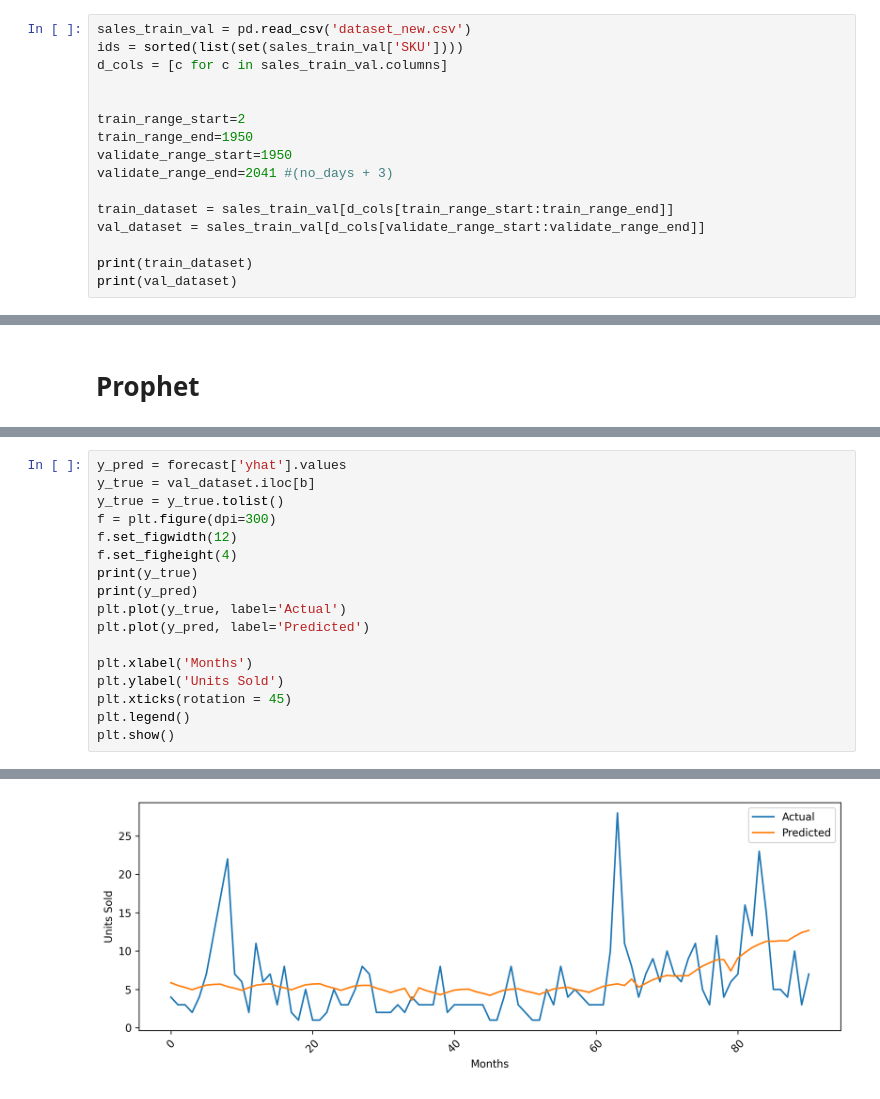
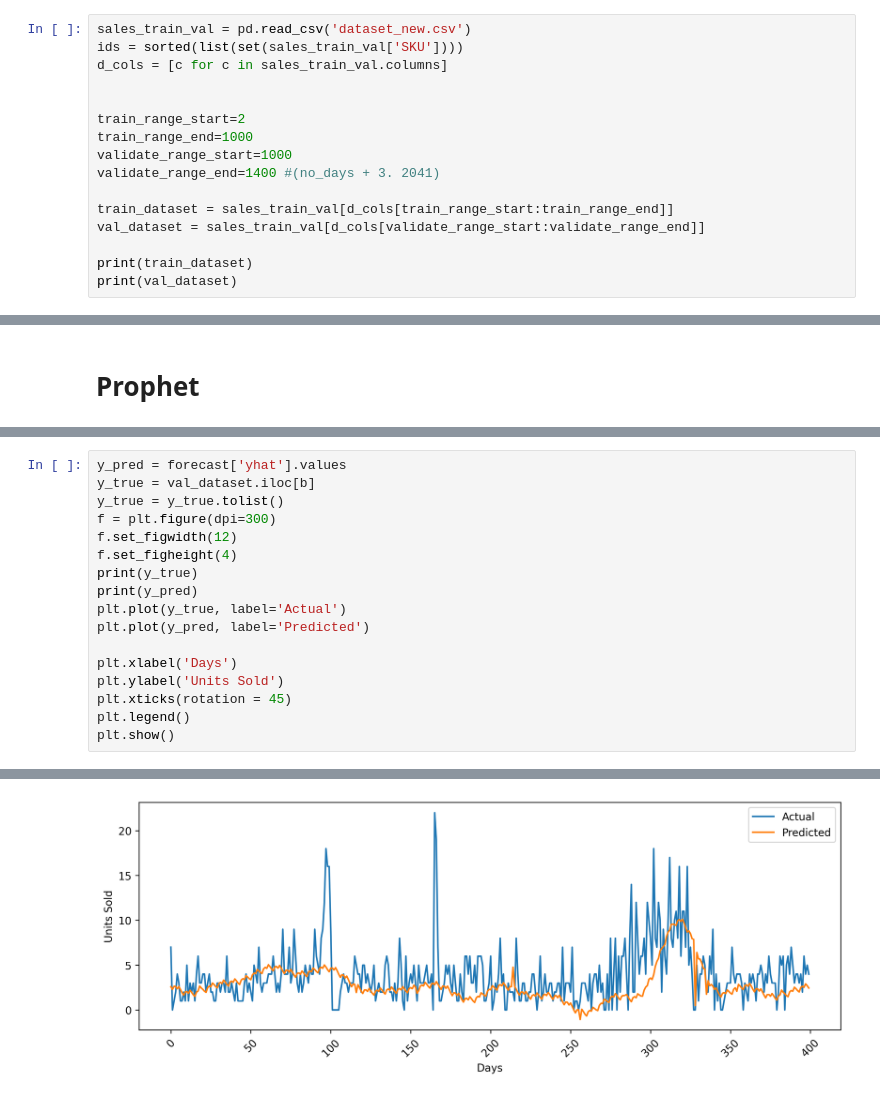
Before and after one commit to dnezan/km-sku-prediction, a Jupyter notebook: KM_forecast_main.ipynb, the cells around one changed output, grey strips where cells are left out. Saved outputs shown, nothing was run; the diff lists cells and outputs as text.

```diff
--- a/KM_forecast_main.ipynb
+++ b/KM_forecast_main.ipynb
@@ -386,9 +480,9 @@ d_cols = [c for c in sales_train_val.columns]
 
 
 train_range_start=2
-train_range_end=1950
-validate_range_start=1950
-validate_range_end=2041 #(no_days + 3)
+train_range_end=1000
+validate_range_start=1000
+validate_range_end=1400 #(no_days + 3. 2041)
 
 train_dataset = sales_train_val[d_cols[train_range_start:train_range_end]]
 val_dataset = sales_train_val[d_cols[validate_range_start:validate_range_end]]
@@ -501,7 +595,7 @@ print(y_pred)
 plt.plot(y_true, label='Actual')
 plt.plot(y_pred, label='Predicted')
 
-plt.xlabel('Months')
+plt.xlabel('Days')
 plt.ylabel('Units Sold')
 plt.xticks(rotation = 45)
 plt.legend()
@@ -527,4 +621,4 @@ plt.show()
-[figure, old version]
+[figure, new version]
 # %%
 fig = model.plot_components(forecast)
 # %% [output]
```
Also changed, not shown: parts of 9 cells of this notebook.
